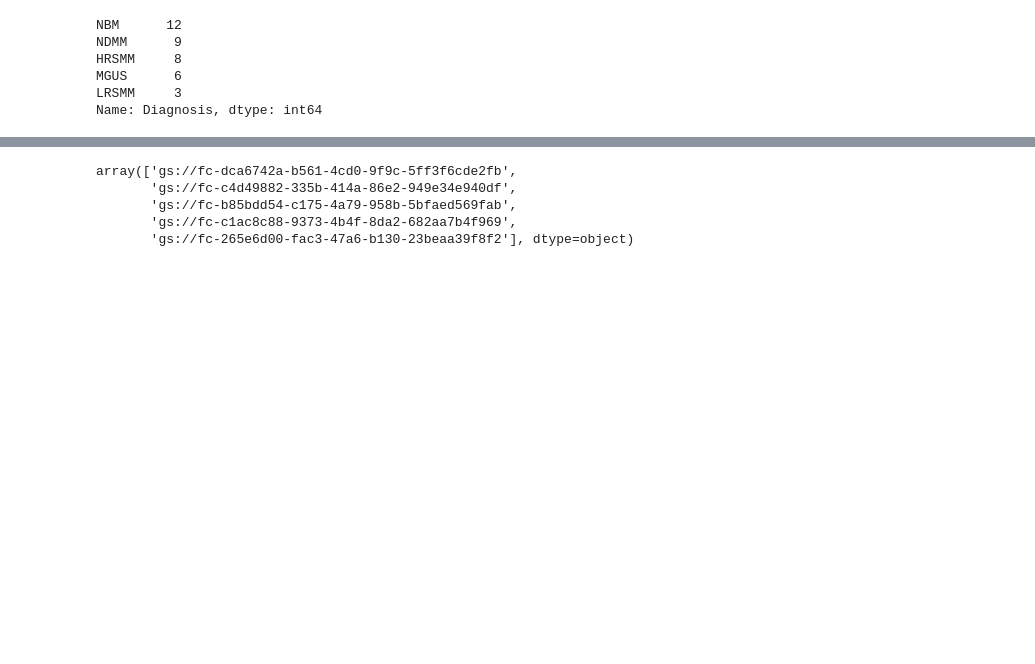
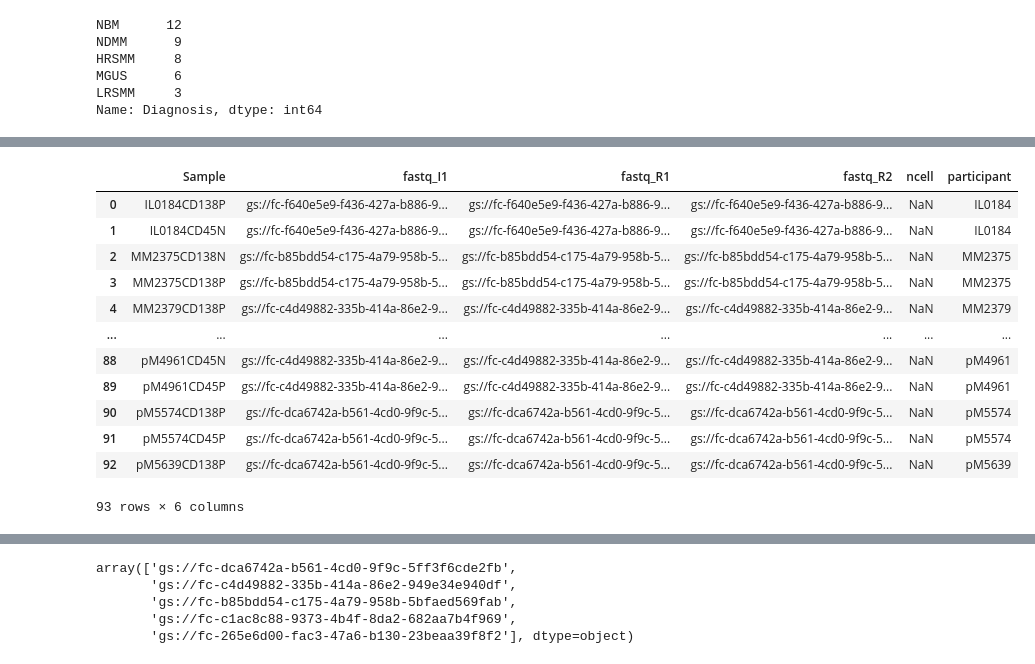
Before and after one commit to jnktsj/jutil, a Jupyter notebook: notebooks/download_fastq_from_previous_set.ipynb, the cells around one changed output, grey strips where cells are left out. Saved outputs shown, nothing was run; the diff lists cells and outputs as text; code cells hidden in the pictures; blank space fills up the shorter version.

```diff
--- a/notebooks/download_fastq_from_previous_set.ipynb
+++ b/notebooks/download_fastq_from_previous_set.ipynb
@@ -41,0 +46,18 @@ Name: Diagnosis, dtype: int64
+# %%
+terra_df = pd.read_csv("/home/jtsuji/metadata/Zavidij_NatCancer2020/OksanaTumorsTerraMetadata.tsv", sep='\t')
+terra_batch = pd.read_csv("/home/jtsuji/metadata/Zavidij_NatCancer2020/OksanaTumorsBatchInfo.tsv", sep='\t')
+terra_df
+# %% [output]
+|  | Sample | fastq_I1 | fastq_R1 | fastq_R2 | ncell | participant |
+| 0 | IL0184CD138P | gs://fc-f640e5e9-f436-427a-b886-9... | gs://fc-f640e5e9-f436-427a-b886-9... | gs://fc-f640e5e9-f436-427a-b886-9... | NaN | IL0184 |
+| 1 | IL0184CD45N | gs://fc-f640e5e9-f436-427a-b886-9... | gs://fc-f640e5e9-f436-427a-b886-9... | gs://fc-f640e5e9-f436-427a-b886-9... | NaN | IL0184 |
+| 2 | MM2375CD138N | gs://fc-b85bdd54-c175-4a79-958b-5... | gs://fc-b85bdd54-c175-4a79-958b-5... | gs://fc-b85bdd54-c175-4a79-958b-5... | NaN | MM2375 |
+| 3 | MM2375CD138P | gs://fc-b85bdd54-c175-4a79-958b-5... | gs://fc-b85bdd54-c175-4a79-958b-5... | gs://fc-b85bdd54-c175-4a79-958b-5... | NaN | MM2375 |
+| 4 | MM2379CD138P | gs://fc-c4d49882-335b-414a-86e2-9... | gs://fc-c4d49882-335b-414a-86e2-9... | gs://fc-c4d49882-335b-414a-86e2-9... | NaN | MM2379 |
+| ... | ... | ... | ... | ... | ... | ... |
+| 88 | pM4961CD45N | gs://fc-c4d49882-335b-414a-86e2-9... | gs://fc-c4d49882-335b-414a-86e2-9... | gs://fc-c4d49882-335b-414a-86e2-9... | NaN | pM4961 |
+| 89 | pM4961CD45P | gs://fc-c4d49882-335b-414a-86e2-9... | gs://fc-c4d49882-335b-414a-86e2-9... | gs://fc-c4d49882-335b-414a-86e2-9... | NaN | pM4961 |
+| 90 | pM5574CD138P | gs://fc-dca6742a-b561-4cd0-9f9c-5... | gs://fc-dca6742a-b561-4cd0-9f9c-5... | gs://fc-dca6742a-b561-4cd0-9f9c-5... | NaN | pM5574 |
+| 91 | pM5574CD45P | gs://fc-dca6742a-b561-4cd0-9f9c-5... | gs://fc-dca6742a-b561-4cd0-9f9c-5... | gs://fc-dca6742a-b561-4cd0-9f9c-5... | NaN | pM5574 |
+| 92 | pM5639CD138P | gs://fc-dca6742a-b561-4cd0-9f9c-5... | gs://fc-dca6742a-b561-4cd0-9f9c-5... | gs://fc-dca6742a-b561-4cd0-9f9c-5... | NaN | pM5639 |
+93 rows × 6 columns
```
Also changed, not shown: parts of 6 cells of this notebook, 3 other files.
